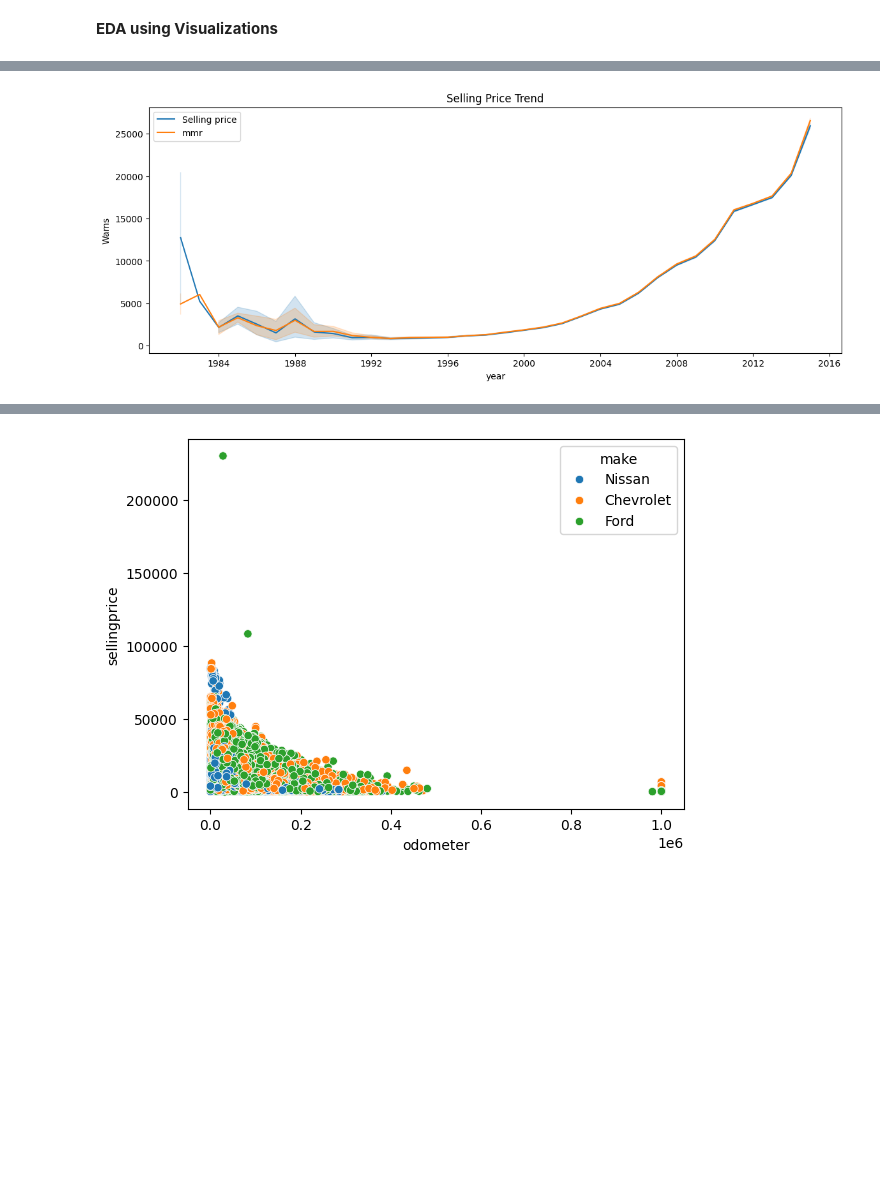
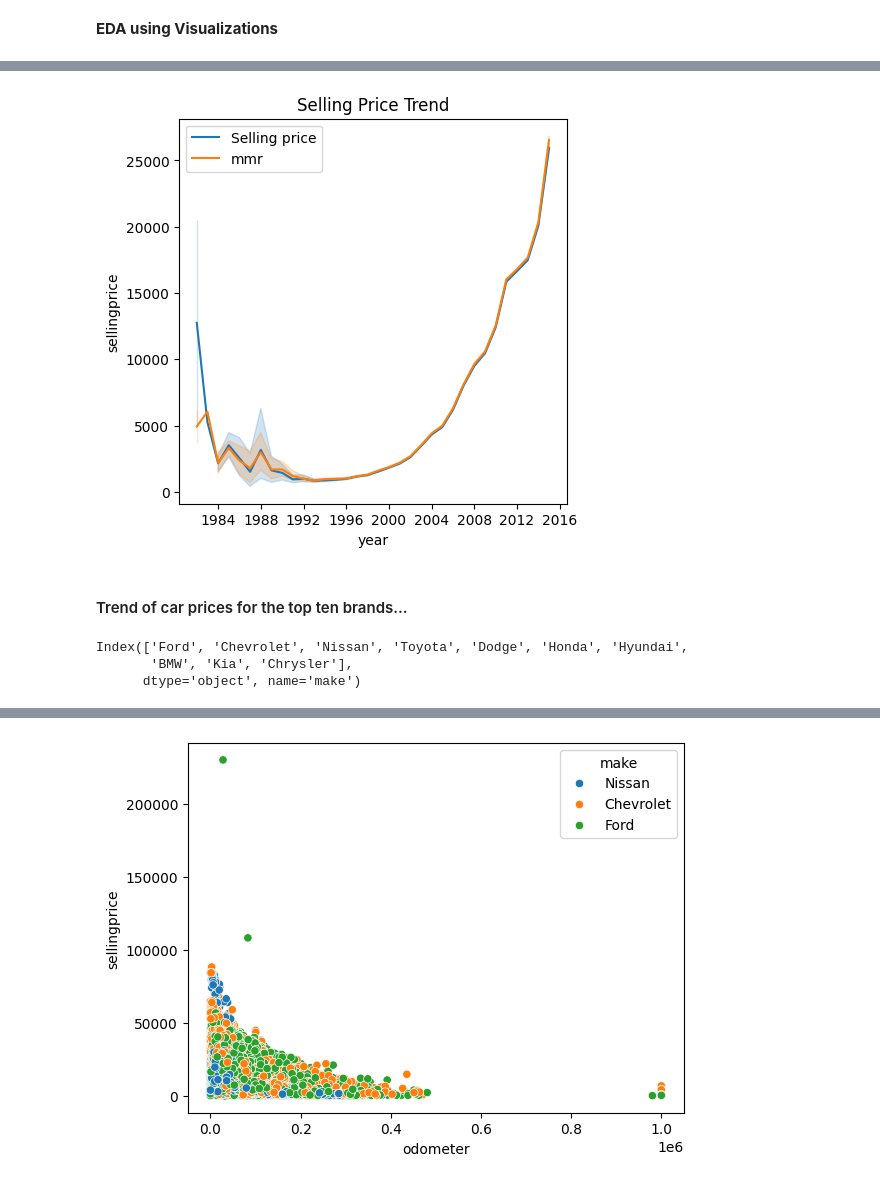
Before and after one commit to WamzMwangi/Python_Data_Analysis, a Jupyter notebook: Pandas/Practice/code_along_visualizations.ipynb, the cells around one changed output, grey strips where cells are left out. Saved outputs shown, nothing was run; the diff lists cells and outputs as text; code cells hidden in the pictures; blank space fills up the shorter version.

```diff
--- a/Pandas/Practice/code_along_visualizations.ipynb
+++ b/Pandas/Practice/code_along_visualizations.ipynb
@@ -128,13 +144,22 @@ data.head()
 | 4 | 2014-01-01 | BMW | 6 Series Gran Coupe | 650i | Sedan | automatic | wba6b2c57ed129731 | ca | 43.0 | 2641.0 | ... |
 # %%
 #trend of selling price over years
-plt.figure(figsize=(14, 5))
+plt.figure(figsize=(5,5))
 sns.lineplot(x='year',y= 'sellingprice', data=data,label='Selling price')
 sns.lineplot(x='year',y= 'mmr', data=data,label='mmr')
 plt.title('Selling Price Trend')
-plt.ylabel('Wams')
+plt.ylabel=('Wams')
 plt.legend()
 
 plt.show()
 # %% [output]
-[figure, old version]
+[figure, new version]
+# %% [markdown]
+#### Trend of car prices for the top ten brands...
+# %%
+top_ten=data['make'].value_counts().nlargest(10).index
+top_ten
+# %% [output]
+Index(['Ford', 'Chevrolet', 'Nissan', 'Toyota', 'Dodge', 'Honda', 'Hyundai',
+       'BMW', 'Kia', 'Chrysler'],
+      dtype='object', name='make')
```
Also changed, not shown: parts of 23 cells of this notebook.
